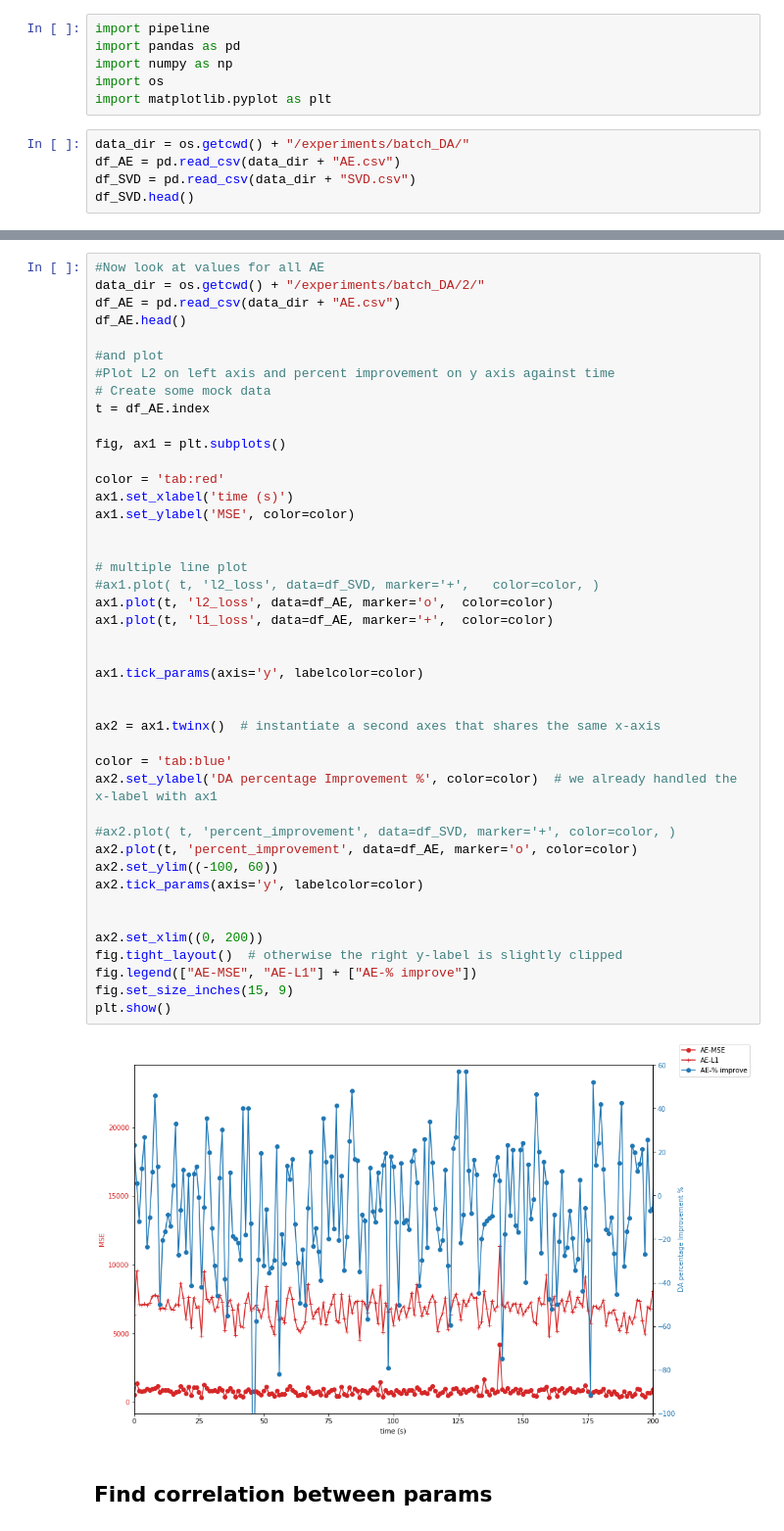
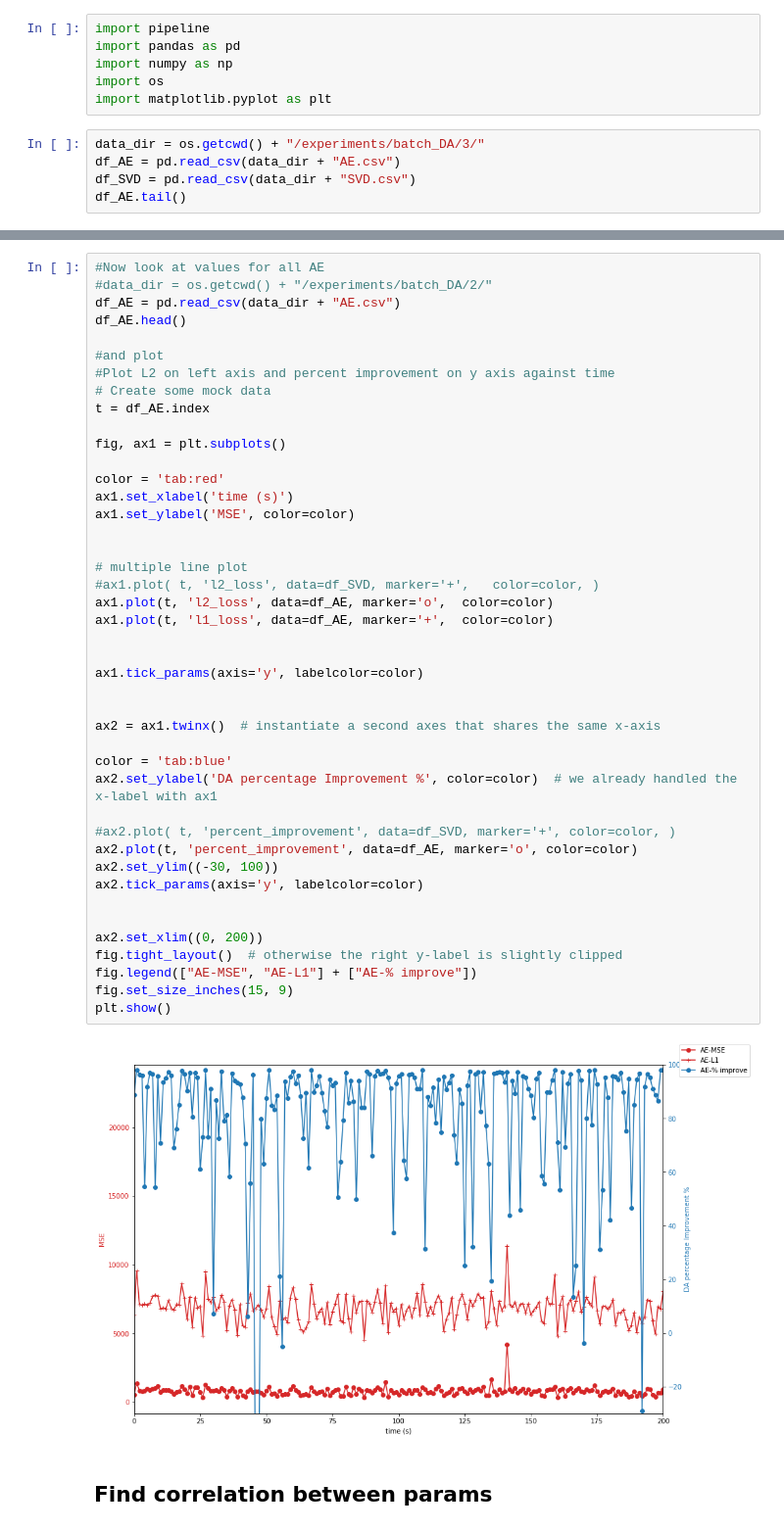
Before and after one commit to julianmack/Data_Assimilation, a Jupyter notebook: notebooks/plot_w_time.ipynb, the cells around one changed output, grey strips where cells are left out. Shown: that part at 98% size. Drawn from its saved outputs; the diff is of its cells as text.

```diff
--- a/notebooks/plot_w_time.ipynb
+++ b/notebooks/plot_w_time.ipynb
@@ -14,9 +14,9 @@ import numpy as np
 import os
 import matplotlib.pyplot as plt
 # %%
-data_dir = os.getcwd() + "/experiments/batch_DA/"
+data_dir = os.getcwd() + "/experiments/batch_DA/3/"
 df_AE = pd.read_csv(data_dir + "AE.csv")
 df_SVD = pd.read_csv(data_dir + "SVD.csv")
-df_SVD.head()
+df_AE.tail()
 # %% [output]
 |  | Unnamed: 0 | counts | da_MAE_mean | l1_loss | l2_loss | percent_improvement | ref_MAE_mean |
@@ -65,6 +65,6 @@ fig.savefig("all_values.png")
 # %%
 #Now look at values for all AE
-data_dir = os.getcwd() + "/experiments/batch_DA/2/"
+#data_dir = os.getcwd() + "/experiments/batch_DA/2/"
 df_AE = pd.read_csv(data_dir + "AE.csv")
 df_AE.head()
 
@@ -78,35 +78,35 @@ fig, ax1 = plt.subplots()
 color = 'tab:red'
 ax1.set_xlabel('time (s)')
 ax1.set_ylabel('MSE', color=color)
 
 
 # multiple line plot
 #ax1.plot( t, 'l2_loss', data=df_SVD, marker='+',   color=color, )
 ax1.plot(t, 'l2_loss', data=df_AE, marker='o',  color=color)
 ax1.plot(t, 'l1_loss', data=df_AE, marker='+',  color=color)
 
 
 ax1.tick_params(axis='y', labelcolor=color)
 
 
 ax2 = ax1.twinx()  # instantiate a second axes that shares the same x-axis
 
 color = 'tab:blue'
 ax2.set_ylabel('DA percentage Improvement %', color=color)  # we already handled the x-label with ax1
 
 #ax2.plot( t, 'percent_improvement', data=df_SVD, marker='+', color=color, )
 ax2.plot(t, 'percent_improvement', data=df_AE, marker='o', color=color)
-ax2.set_ylim((-100, 60))
+ax2.set_ylim((-30, 100))
 ax2.tick_params(axis='y', labelcolor=color)
 
 
 ax2.set_xlim((0, 200))
 fig.tight_layout()  # otherwise the right y-label is slightly clipped
 fig.legend(["AE-MSE", "AE-L1"] + ["AE-% improve"])
 fig.set_size_inches(15, 9)
 plt.show()
 # %% [output]
-[figure, old version]
+[figure, new version]
 # %% [markdown]
 ## Find correlation between params
 # %%
```
Also changed, not shown: parts of 5 cells of this notebook, 1 other file.
